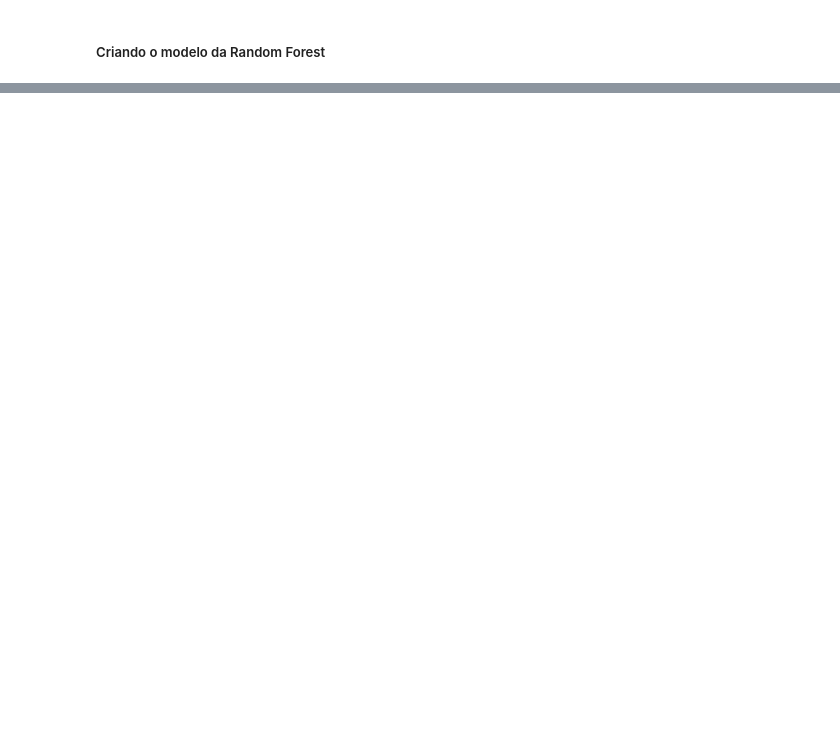
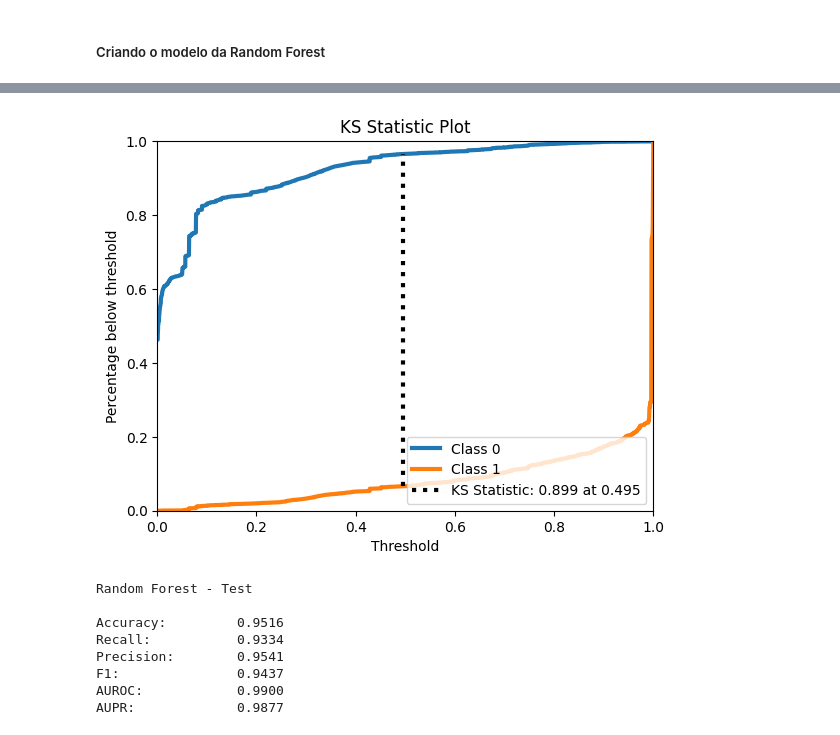
Before and after one commit to GuilhermeMaciel75/RN-Airline-Passenger-Satisfaction, a Jupyter notebook: src/random_forest.ipynb, the cells around one changed output, grey strips where cells are left out. Cells and saved outputs as stored; diff of their text form; code cells hidden in the pictures; blank space fills up the shorter version.

```diff
--- a/src/random_forest.ipynb
+++ b/src/random_forest.ipynb
@@ -112 +174,18 @@ print(f'Accuracy no conjunto de Teste: {accuracy_test:.4f}')
+# %%
+y_pred_test_class = model.predict(X_test)
+y_pred_test_scores = model.predict_proba(X_test)
+# %%
+accuracy, recall, precision, f1, auroc, aupr = compute_performance_metrics(y_test, y_pred_test_class, y_pred_test_scores)
+print('\n\nRandom Forest - Test')
+print_metrics_summary(accuracy, recall, precision, f1, auroc, aupr)
+# %% [output]
+[figure, added]
+Random Forest - Test
+
+Accuracy:         0.9516
+Recall:           0.9334
+Precision:        0.9541
+F1:               0.9437
+AUROC:            0.9900
+AUPR:             0.9877
 # %%
```
Also changed, not shown: parts of 24 cells of this notebook, 1 other file.
